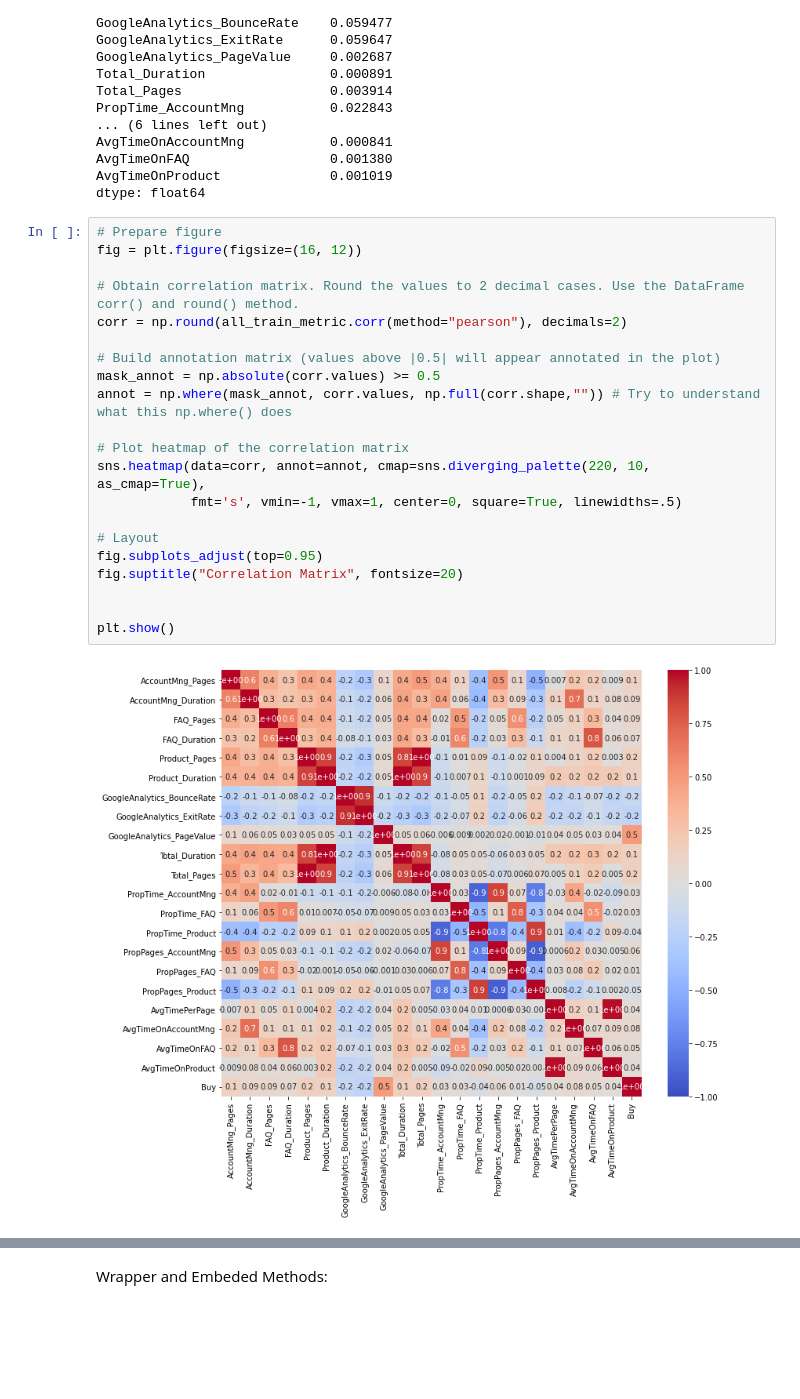
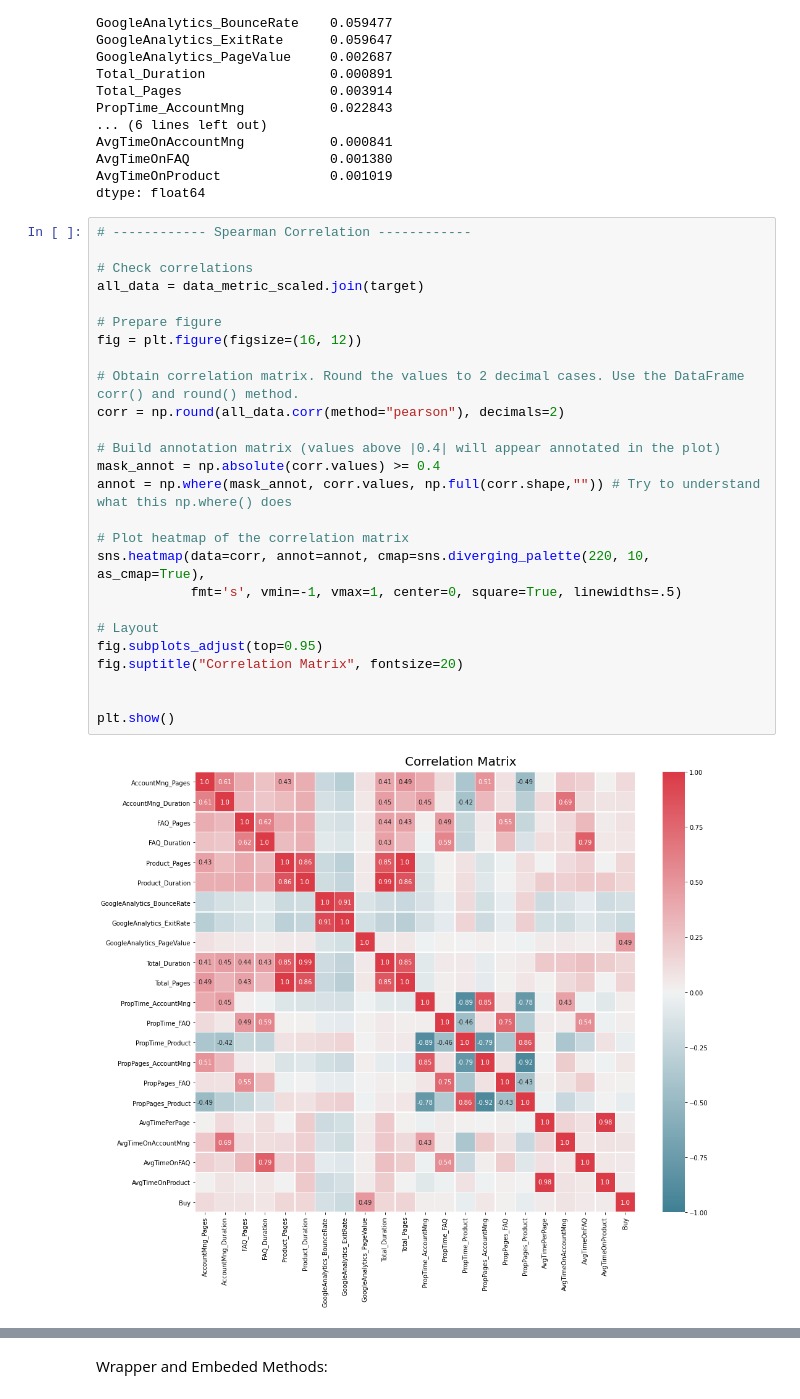
Before and after one commit to tiago-oom/Project-Machine-Learning, a Jupyter notebook: USAR ESTE! - Inchoerencies + Outliers per Fold.ipynb, the cells around one changed output, grey strips where cells are left out. Drawn from its saved outputs; the diff is of its cells as text; blank space fills up the shorter version.

```diff
--- a/USAR ESTE! - Inchoerencies + Outliers per Fold.ipynb
+++ b/USAR ESTE! - Inchoerencies + Outliers per Fold.ipynb
@@ -368,28 +368,33 @@ AvgTimeOnFAQ                  0.001380
 AvgTimeOnProduct              0.001019
 dtype: float64
 # %%
+# ------------ Spearman Correlation ------------
+
+# Check correlations
+all_data = data_metric_scaled.join(target)
+
 # Prepare figure
 fig = plt.figure(figsize=(16, 12))
 
 # Obtain correlation matrix. Round the values to 2 decimal cases. Use the DataFrame corr() and round() method.
-corr = np.round(all_train_metric.corr(method="pearson"), decimals=2)
+corr = np.round(all_data.corr(method="pearson"), decimals=2)
 
-# Build annotation matrix (values above |0.5| will appear annotated in the plot)
-mask_annot = np.absolute(corr.values) >= 0.5
+# Build annotation matrix (values above |0.4| will appear annotated in the plot)
+mask_annot = np.absolute(corr.values) >= 0.4
 annot = np.where(mask_annot, corr.values, np.full(corr.shape,"")) # Try to understand what this np.where() does
 
 # Plot heatmap of the correlation matrix
 sns.heatmap(data=corr, annot=annot, cmap=sns.diverging_palette(220, 10, as_cmap=True),
             fmt='s', vmin=-1, vmax=1, center=0, square=True, linewidths=.5)
 
 # Layout
 fig.subplots_adjust(top=0.95)
 fig.suptitle("Correlation Matrix", fontsize=20)
 
 
 plt.show()
 # %% [output]
-[figure, old version]
+[figure, new version]
 # %%
 # Better visualization of correlation values (numerical data)
 
```
Also changed, not shown: parts of 1 cell of this notebook.
